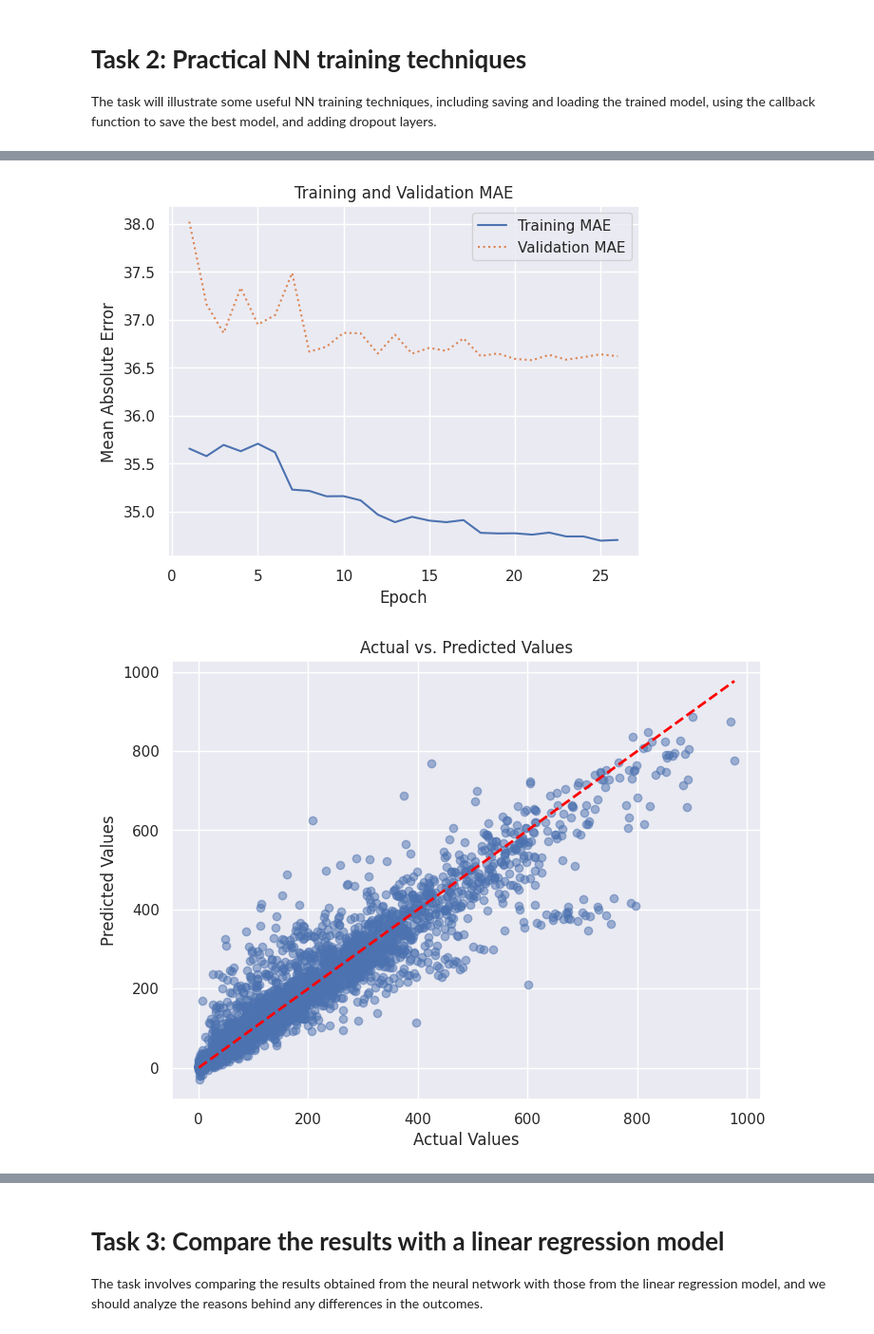
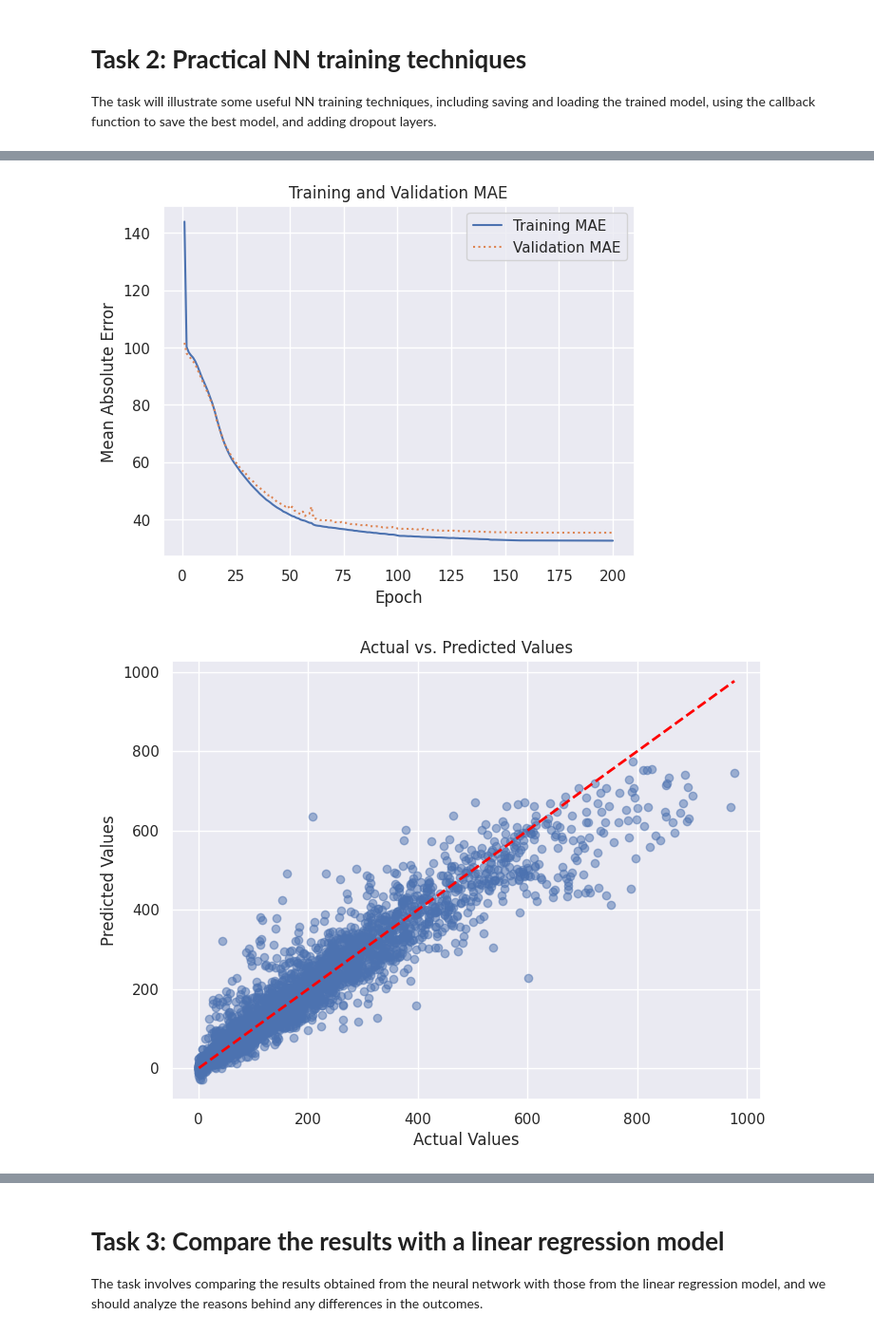
Before and after one commit to rzapatam/AI_Transportation_Assignments, a Jupyter notebook: Assignment_4_Neural_networks/Assignment_4_Neural_Networks_2.ipynb, the cells around one changed output, grey strips where cells are left out. Shown at 95% size. Cells and saved outputs as stored; diff of their text form; code cells hidden in the pictures.

```diff
--- a/Assignment_4_Neural_networks/Assignment_4_Neural_Networks_2.ipynb
+++ b/Assignment_4_Neural_networks/Assignment_4_Neural_Networks_2.ipynb
@@ -70,14 +70,25 @@ memory usage: 2.3+ MB
 from sklearn.model_selection import train_test_split
 from sklearn.preprocessing import StandardScaler
 target = 'cnt'
+#features = [
+#    'temp','atemp','hum','windspeed','weathersit',
+#    'hr','weekday','workingday','holiday','season','yr'
+#]
+
+# Create new interaction features directly in the DataFrame
+df['hr_workingday'] = df['hr'] * df['workingday']
+df['temp_hum'] = df['temp'] * df['hum']
+df['weather_hum'] = df['weathersit'] * df['hum']
+
+# Update the features list to include both new interaction columns
 features = [
-    'temp','atemp','hum','windspeed','weathersit',
-    'hr','weekday','workingday','holiday','season','yr'
+    'temp', 'atemp', 'hum', 'windspeed', 'weathersit',
+    'hr', 'weekday', 'workingday', 'holiday', 'season', 'yr',
+    'hr_workingday', 'temp_hum', 'weather_hum'
 ]
 
 X = df[features].copy()
 y = df[target].astype(float)
-
 
 # Train/test split
 X_train, X_test, y_train, y_test = train_test_split(
@@ -269,30 +280,30 @@ from keras.models import load_model
 
 #************************************************Here you can choose to add the dropout layer or not***************************
 #
-# def construct_network_model():
-#   # Create a Sequential model, which is a linear stack of layers.
-#   model = Sequential()
-#
-#   # Add a Dense layer with 32 units, ReLU activation, and an input dimension of 4.
-#   model.add(Dense(32, activation='relu', input_dim=4))
-#
-#   # # Add a Dropout layer with a dropout rate of 0.5.
-#   # model.add(Dropout(0.5))
-#
-#   # Add another Dense layer with 64 units and ReLU activation.
-#   model.add(Dense(64, activation='relu'))
-#
-#   # # Add another Dropout layer with a dropout rate of 0.5.
-#   # model.add(Dropout(0.5))
-#
-#   # Add a final Dense layer with 1 unit (typically used for regression tasks).
-#   model.add(Dense(1))
-#   return model
-#
-# model=construct_network_model()
-# # Compile the model with the Adam optimizer, Mean Absolute Error (MAE) loss function,
-# # and MAE metric to be used during training.
-# model.compile(optimizer='adam', loss='mae', metrics=['mae'])
+def construct_network_model(input_features_count):
+# Create a Sequential model, which is a linear stack of layers.
+  model = Sequential()
+
+  # Add a Dense layer with 32 units, ReLU activation, and an input dimension of 4.
+  model.add(Dense(64, activation='relu', input_dim=input_features_count))
+
+  #  Add a Dropout layer with a dropout rate of 0.5.
+  #model.add(Dropout(0.2))
+
+  # Add another Dense layer with 64 units and ReLU activation.
+  model.add(Dense(32, activation='relu'))
+
+  # Add another Dropout layer with a dropout rate of 0.5.
+  #model.add(Dropout(0.2))
+
+  # Add a final Dense layer with 1 unit (typically used for regression tasks).
+  model.add(Dense(1))
+  return model
+
+model=construct_network_model(X_train_scaled.shape[1])
+# Compile the model with the Adam optimizer, Mean Absolute Error (MAE) loss function,
+# and MAE metric to be used during training.
+model.compile(optimizer='adam', loss='mae', metrics=['mae'])
 #************************************************Here you can choose to add the dropout layer or not*****************
 
 #-------------------------------------------------model train------------------------------------------------------------------
@@ -408,2 +419,2 @@ R-squared: 0.8817208713376128
-[figure, old version]
+[figure, new version]
-[figure, old version]
+[figure, new version]
```
Also changed, not shown: parts of 8 cells of this notebook.
